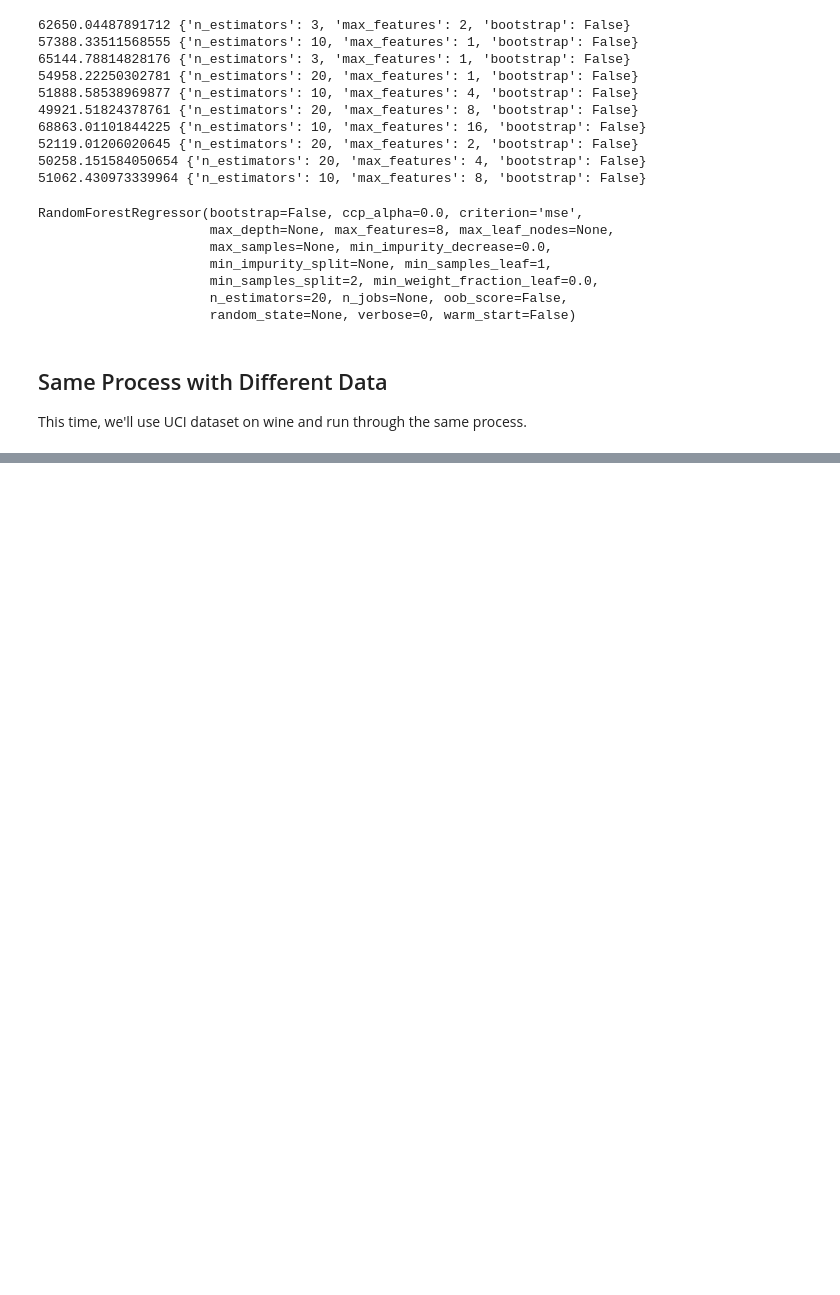
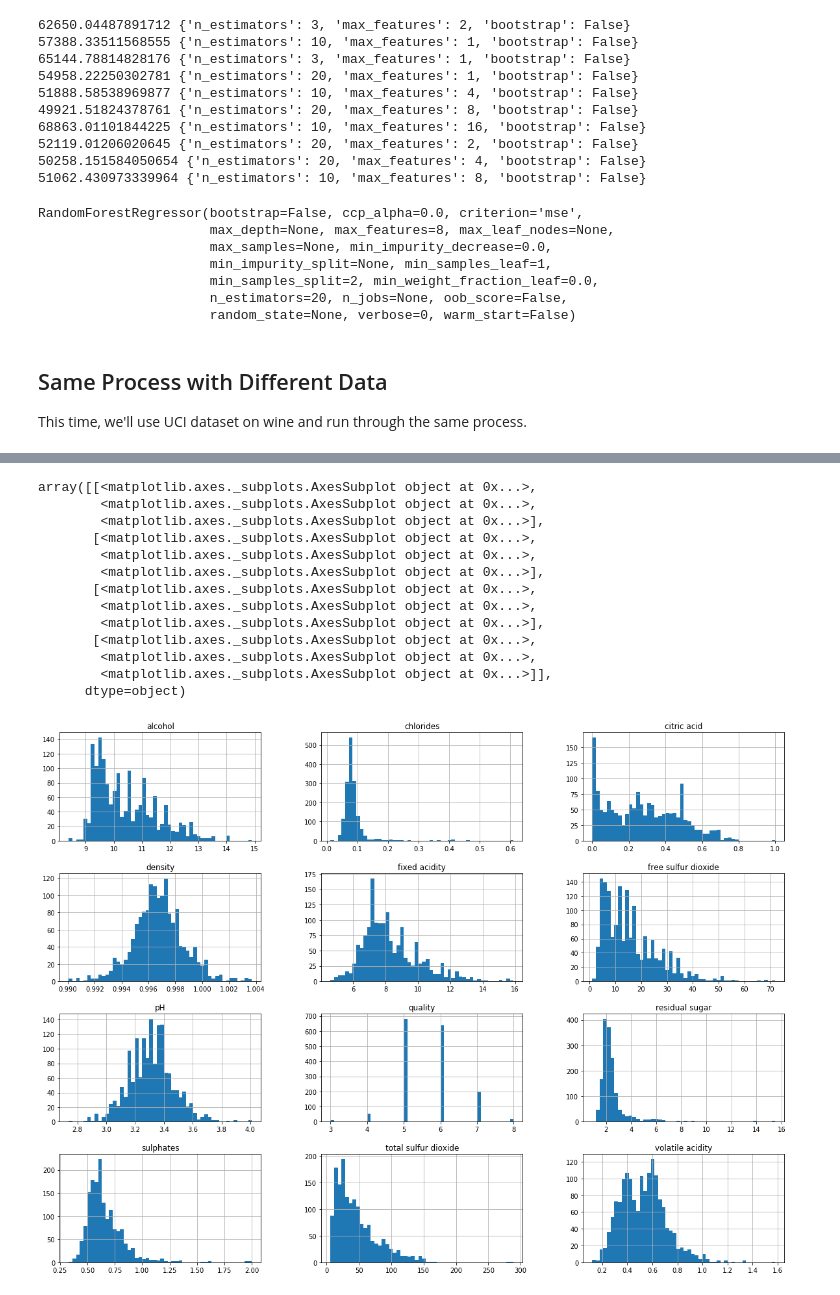
Before and after one commit to kaipak/HNN-training, a Jupyter notebook: handson_ml_geron/2-e2e.ipynb, the cells around one changed output, grey strips where cells are left out. Saved outputs shown, nothing was run; the diff lists cells and outputs as text; code cells hidden in the pictures; blank space fills up the shorter version.

```diff
--- a/handson_ml_geron/2-e2e.ipynb
+++ b/handson_ml_geron/2-e2e.ipynb
@@ -494,3 +510,6 @@ RandomForestRegressor(bootstrap=False, ccp_alpha=0.0, criterion='mse',
 # %% [markdown]
 ## Same Process with Different Data
 This time, we'll use UCI dataset on wine and run through the same process.
+# %%
+wines = pd.read_csv('datasets/winequality-red.csv')
+wines.head()
@@ -496,0 +557,17 @@ This time, we'll use UCI dataset on wine and run through the same process.
+# %%
+wines.hist(bins=50, figsize=(20, 15))
+# %% [output]
+array([[<matplotlib.axes._subplots.AxesSubplot object at 0x...>,
+        <matplotlib.axes._subplots.AxesSubplot object at 0x...>,
+        <matplotlib.axes._subplots.AxesSubplot object at 0x...>],
+       [<matplotlib.axes._subplots.AxesSubplot object at 0x...>,
+        <matplotlib.axes._subplots.AxesSubplot object at 0x...>,
+        <matplotlib.axes._subplots.AxesSubplot object at 0x...>],
+       [<matplotlib.axes._subplots.AxesSubplot object at 0x...>,
+        <matplotlib.axes._subplots.AxesSubplot object at 0x...>,
+        <matplotlib.axes._subplots.AxesSubplot object at 0x...>],
+       [<matplotlib.axes._subplots.AxesSubplot object at 0x...>,
+        <matplotlib.axes._subplots.AxesSubplot object at 0x...>,
+        <matplotlib.axes._subplots.AxesSubplot object at 0x...>]],
+      dtype=object)
+[figure, added]
```
Also changed, not shown: parts of 13 cells of this notebook.
